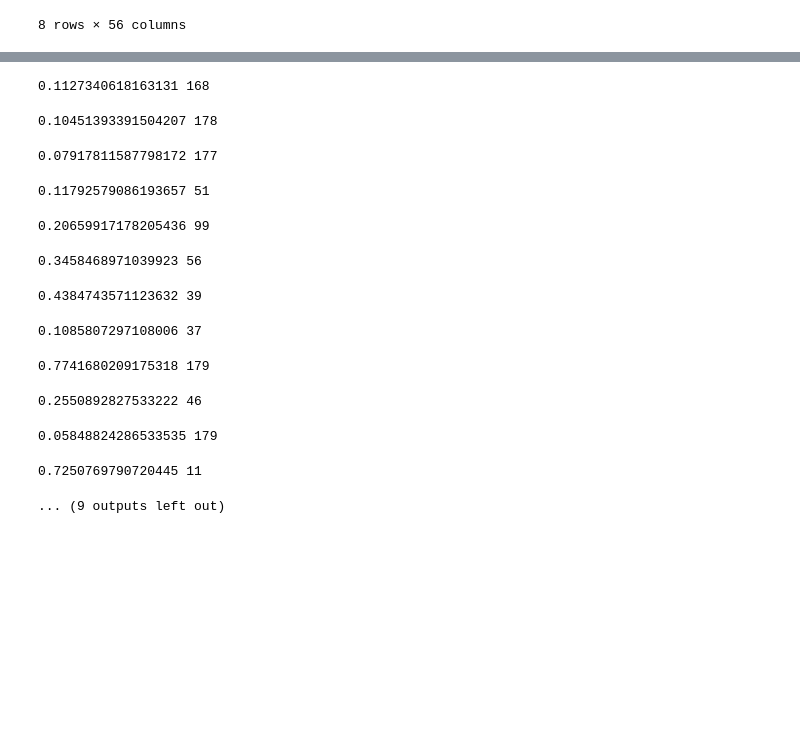
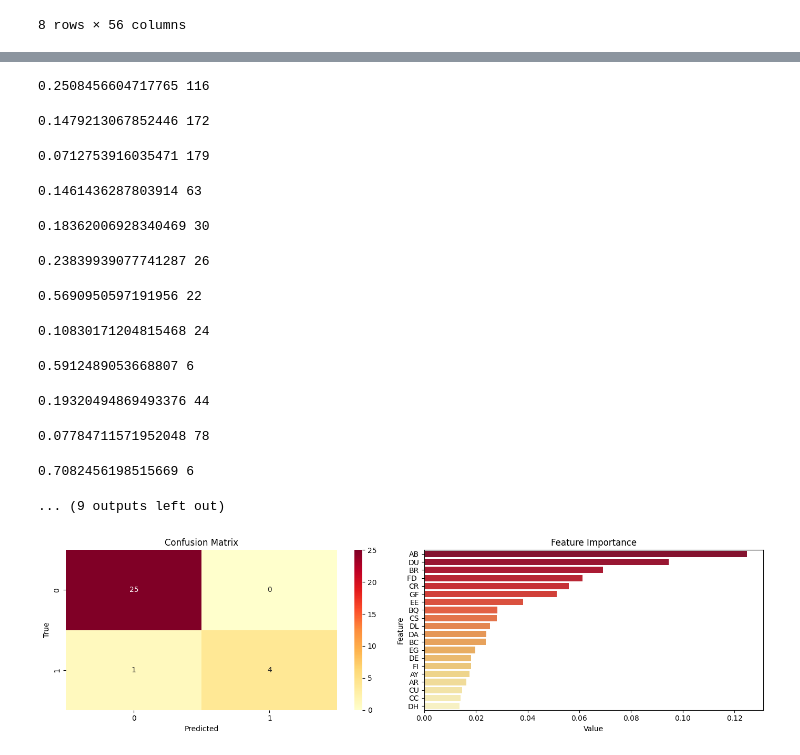
Before and after one commit to mrmmm0128/cash-register, a Jupyter notebook: icr-eda-baseline-from-ryohei.ipynb, the cells around one changed output, grey strips where cells are left out. Cells and saved outputs as stored; diff of their text form; code cells hidden in the pictures; blank space fills up the shorter version.

```diff
--- a/icr-eda-baseline-from-ryohei.ipynb
+++ b/icr-eda-baseline-from-ryohei.ipynb
@@ -152,16 +156,20 @@ train_df.describe()
 8 rows × 56 columns
 # %%
 from sklearn.impute import SimpleImputer
-from sklearn.preprocessing import MinMaxScaler,OneHotEncoder
+from sklearn.preprocessing import MinMaxScaler,OneHotEncoder,StandardScaler
 from sklearn.utils import class_weight
 from sklearn.metrics import accuracy_score
+
 
 imputer=SimpleImputer(strategy="mean")
 numeric_df=pd.DataFrame(imputer.fit_transform(train_df[num_cols]),columns=num_cols
                 )
 
+scaler=MinMaxScaler()
+scaled_numeric_df=pd.DataFrame(scaler.fit_transform(numeric_df),columns=num_cols)
 
 encoder=OneHotEncoder(sparse_output=False,handle_unknown="ignore")
 encoded_cat_df=pd.DataFrame(encoder.fit_transform(train_df[cat_cols]),columns=encoder.get_feature_names_out(cat_cols))
 
-processed_df=pd.concat([numeric_df,encoded_cat_df],axis=1)
+
+processed_df=pd.concat([scaled_numeric_df,encoded_cat_df],axis=1)
@@ -181,7 +315,7 @@ for fold,(train_idx,val_idx) in enumerate(skf.split(X,y)):
     X_valid,y_valid=X.iloc[val_idx],y.iloc[val_idx]
     watchlist=[(X_train,y_train),(X_valid,y_valid)]
 
-    model=XGBClassifier(n_estimators=180,max_depth=6,colsample_bytree=0.7)
+    model=XGBClassifier(n_estimators=180,max_depth=6,)
     model.fit(X_train,y_train,sample_weight=weights[train_idx],eval_set=watchlist,early_stopping_rounds=300,verbose=0)
     pred=model.predict_proba(X_valid)[:,1]
     val_score=log_loss(y_valid,pred,sample_weight=weights[val_idx])
@@ -196,16 +330,16 @@ for fold,(train_idx,val_idx) in enumerate(skf.split(X,y)):
 print(mean(SUM))
 model.feature_importances_
 # %% [output]
-0.1127340618163131 168
+0.2508456604717765 116
-0.10451393391504207 178
+0.1479213067852446 172
-0.07917811587798172 177
+0.0712753916035471 179
-0.11792579086193657 51
+0.1461436287803914 63
-0.20659917178205436 99
+0.18362006928340469 30
-0.3458468971039923 56
+0.23839939077741287 26
-0.4384743571123632 39
+0.5690950597191956 22
-0.1085807297108006 37
+0.10830171204815468 24
-0.7741680209175318 179
+0.5912489053668807 6
-0.2550892827533222 46
+0.19320494869493376 44
-0.05848824286533535 179
+0.07784711571952048 78
-0.7250769790720445 11
+0.7082456198515669 6
 ... (9 outputs left out)
@@ -212,3 +356,27 @@ model.feature_importances_
+# %%
+cm = confusion_matrix(y_valid, model.predict(X_valid))
+
+# Feature Importance for the last model
+feature_imp = pd.DataFrame({'Value':xgb_models[-1].feature_importances_, 'Feature':X.columns})
+feature_imp = feature_imp.sort_values(by="Value", ascending=False)
+feature_imp_top20 = feature_imp.iloc[:20]
+
+fig, ax = plt.subplots(1, 2, figsize=(14, 4))
+
+# Subplot 1: Confusion Matrix
+sns.heatmap(cm, annot=True, fmt='d', ax=ax[0], cmap='YlOrRd')
+ax[0].set_title('Confusion Matrix')
+ax[0].set_xlabel('Predicted')
+ax[0].set_ylabel('True')
+
+# Subplot 2: Feature Importance
+sns.barplot(x="Value", y="Feature", data=feature_imp_top20, ax=ax[1], palette='YlOrRd_r')
+ax[1].set_title('Feature Importance')
+
+plt.tight_layout()
+plt.show()
+# %% [output]
+[figure, added]
 # %%
 test_df=test_df.drop(["Id"],axis=1)
 # %%
```
Also changed, not shown: parts of 10 cells of this notebook.
